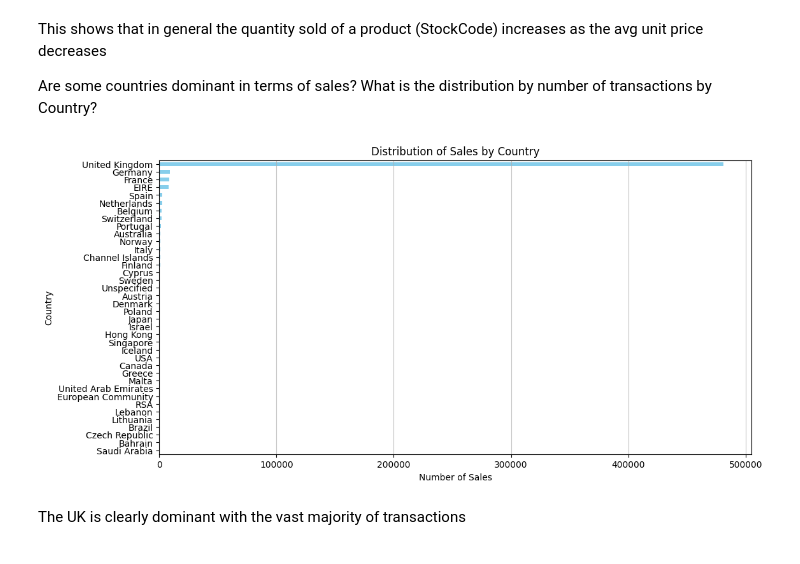
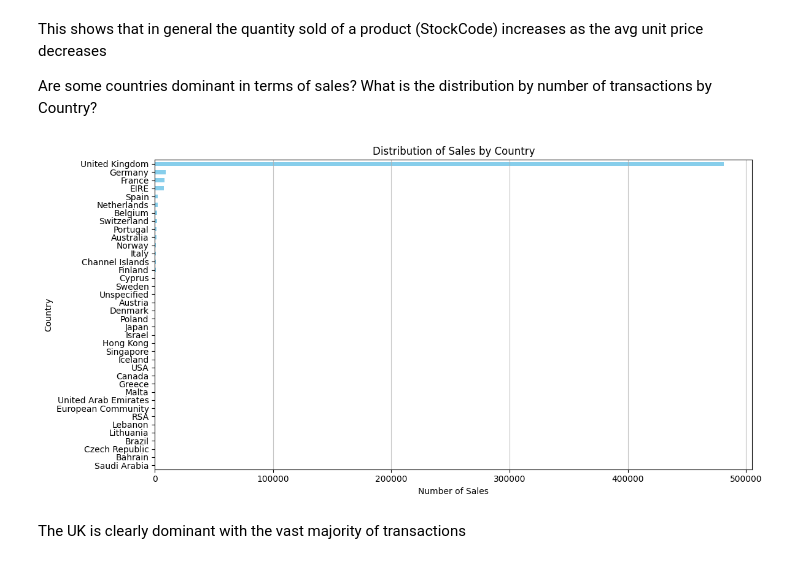
Before and after one commit to maleeper/ILP-Retail, a Jupyter notebook: jupyter_notebooks/Data_Visualisation.ipynb, the cells around one changed output. Drawn from its saved outputs; the diff is of its cells as text; code cells hidden in the pictures.

Commit message:
Tested ETL and Visualization notebooks Signed-off-by: Mark Aamodt-Leeper <mark.aamodt.leeper@gmail.com>

```diff
--- a/jupyter_notebooks/Data_Visualisation.ipynb
+++ b/jupyter_notebooks/Data_Visualisation.ipynb
@@ -137,17 +143,18 @@ What is the distribution by number of transactions by Country?
 # %%
 # Create a horizontal bar chart to illustrate
 # sorted high to low on Number of Sales
 country_sales = df['Country'].value_counts().sort_values(ascending=True)
 # plot the distribution
 plt.figure(figsize=(12,6))
 country_sales.plot(kind='barh', color='skyblue')
 plt.title('Distribution of Sales by Country')
 plt.xlabel('Number of Sales')
 plt.ylabel('Country')
 plt.grid(axis='x', alpha=0.75)
+plt.tight_layout()
 plt.show()
 # %% [output]
-[figure, old version]
+[figure, new version]
 # %% [markdown]
 The UK is clearly dominant with the vast majority of transactions
 # %% [markdown]
```
Also changed, not shown: parts of 29 cells of this notebook, 1 other file.
